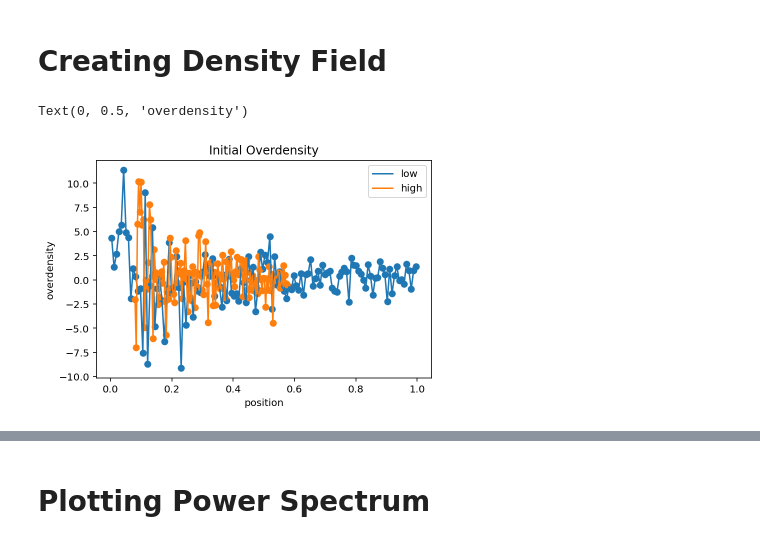
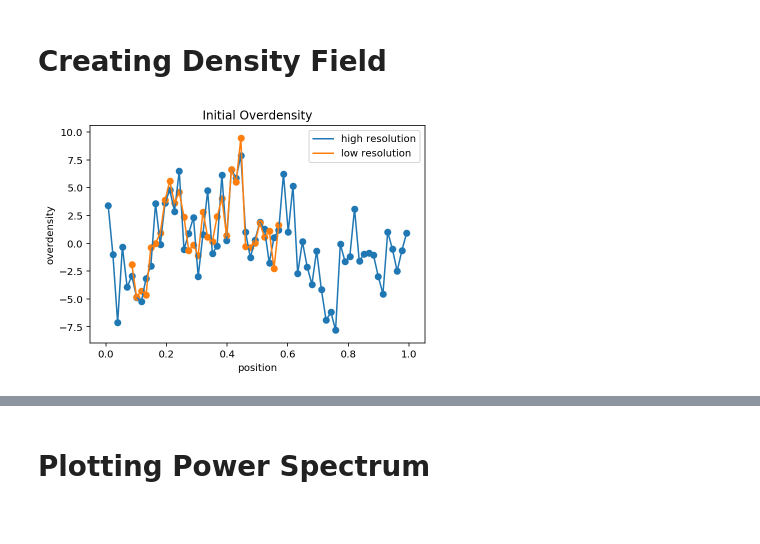
Before and after one commit to calvinosinga/astr615_project, a Jupyter notebook: tools/toy_implementation/project.ipynb, the cells around one changed output, grey strips where cells are left out. Drawn from its saved outputs; the diff is of its cells as text; code cells hidden in the pictures.

Commit message:
Adding images and the project notebook that created them

```diff
--- a/tools/toy_implementation/project.ipynb
+++ b/tools/toy_implementation/project.ipynb
@@ -14,27 +14,27 @@ set_matplotlib_formats('retina')
 # %% [markdown]
 # Creating Density Field
 # %%
-HIGH = 256//2
-LOW = 256//2
+HIGH = 64
+LOW = 32
 SCALE = 2
-OFFSET = 10
+OFFSET = 5
 test = cz.methods.filtered.FilteredZoomConstrained(nP=HIGH, nW=LOW, hires_window_scale=SCALE, offset=OFFSET)
 # %%
-low, high = test.realization()
-high_pixel = np.arange(SCALE*OFFSET, LOW+OFFSET*SCALE)
-low_pixel = np.arange(0, SCALE*HIGH, SCALE)
+high, low = test.realization()
+# high_pixel = np.arange(SCALE*OFFSET, LOW+OFFSET*SCALE)
+# low_pixel = np.arange(0, SCALE*HIGH, SCALE)
 # %%
 pos = test.xs()
-plt.plot(pos[0], low, label='low')
-plt.plot(pos[1], high, label='high')
-plt.scatter(pos[0], low)
-plt.scatter(pos[1], high)
+plt.plot(pos[0], high, label='high resolution')
+plt.plot(pos[1], low, label='low resolution')
+plt.scatter(pos[0], high)
+plt.scatter(pos[1], low)
 plt.legend()
 plt.title("Initial Overdensity")
 plt.xlabel("position")
 plt.ylabel("overdensity")
+plt.savefig("positionIC.png")
 # %% [output]
-Text(0, 0.5, 'overdensity')
-[figure, old version]
+[figure, new version]
 # %%
 # plotting as a single field (the low-res parts are ignored in zoomed window)
```
Also changed, not shown: parts of 10 cells of this notebook, 3 other files.
